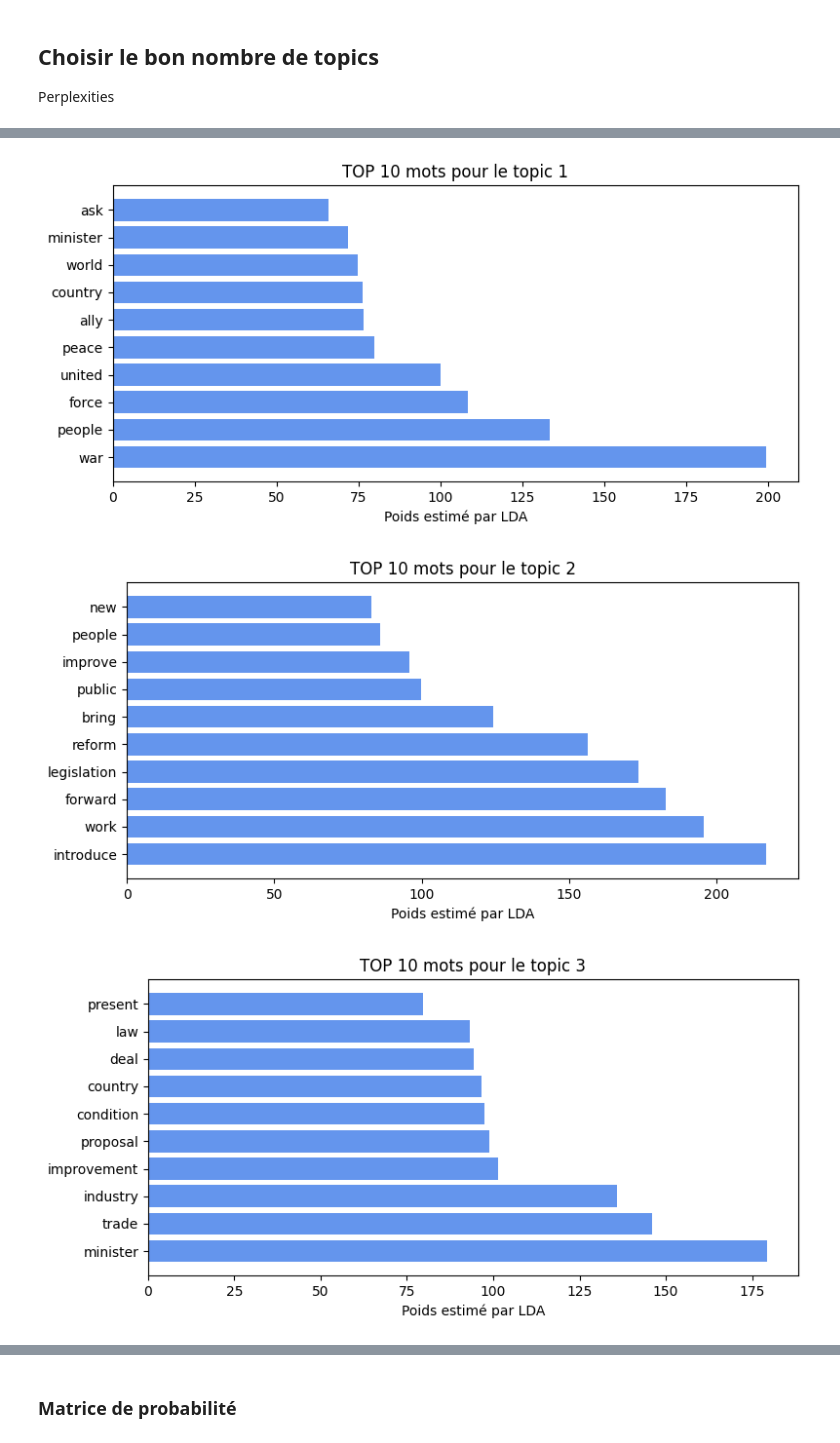
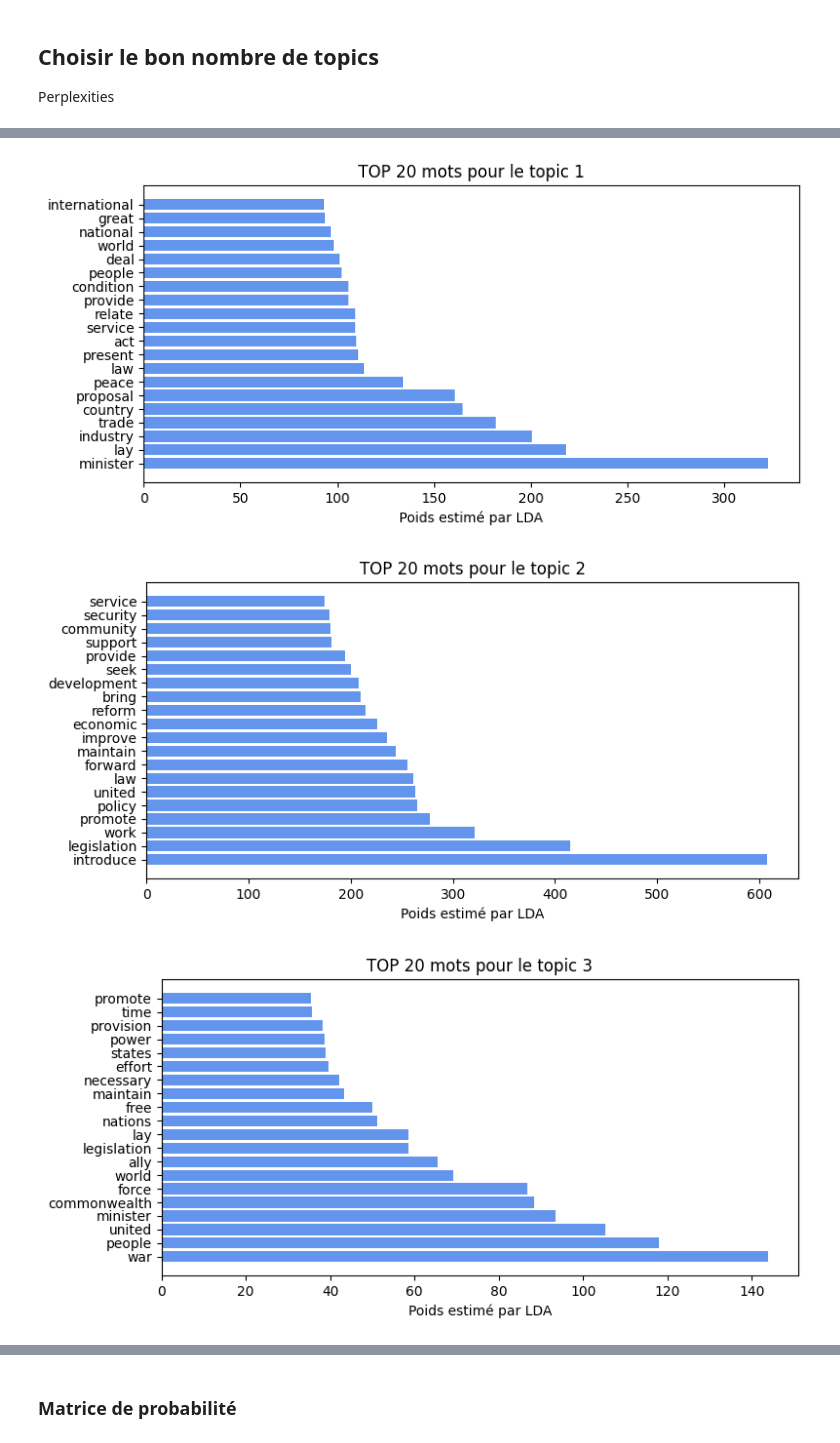
Before and after one commit to isabel6198/nlp_speech_throne, a Jupyter notebook: notebook/01_speech_throne.ipynb, the cells around one changed output, grey strips where cells are left out. Cells and saved outputs as stored; diff of their text form; code cells hidden in the pictures.

Commit message:
modification des topics et modeles, analyse de sentiments

```diff
--- a/notebook/01_speech_throne.ipynb
+++ b/notebook/01_speech_throne.ipynb
@@ -139,14 +204,21 @@ Mots différents dans tout le corpus : 5210
 # %%
-# Fonction de prétraitement
 def preprocess(text):
-    doc = nlp(text.lower())
+    # Nettoyer les phrases du discours
+    doc = nlp(" ".join(text.split()))
+    sentences = [sent.text.strip() for sent in doc.sents if sent.text.strip() not in sentences_to_exclude]
+
+    # Reconstituer le texte nettoyé sans les phrases fréquentes
+    filtered_text = " ".join(sentences).lower()
+
+    #  pipeline de nettoyage
+    doc_clean = nlp(filtered_text)
     tokens = [
-        token.lemma_ for token in doc
+        token.lemma_ for token in doc_clean
         if token.is_alpha and not token.is_stop and len(token) > 2
     ]
     return " ".join(tokens)
 
-# Appliquer à tout le corpus
+
 df['clean_text'] = df['Text'].apply(preprocess)
 # %% [markdown]
 Cette fonction effectue une "pipeline" en appliquant  les étapes  suivantes :
@@ -345,5 +421,5 @@ len(cv.get_feature_names_out()) # nombre total de mots uniques conservés après
 # %%
 for i in range(10):
-    random_word_id = random.randint(0, 788)
+    random_word_id = random.randint(0, 784)
     print(cv.get_feature_names_out()[random_word_id])   # au hasard 10 mots
 # %% [output]
@@ -537,7 +617,7 @@ TOPIC 4
 # %%
 
-# Nombre de mots à afficher par topic
-n_top_words = 10
+# Nombre de mots par topic
+n_top_words = 20
 feature_names = vectorizer.get_feature_names_out()
 
 # Boucle sur chaque topic
@@ -558,3 +638,3 @@ for topic_idx, topic in enumerate(lda.components_):
-[figure, old version]
+[figure, new version]
-[figure, old version]
+[figure, new version]
-[figure, old version]
+[figure, new version]
```
Also changed, not shown: parts of 45 cells of this notebook.
